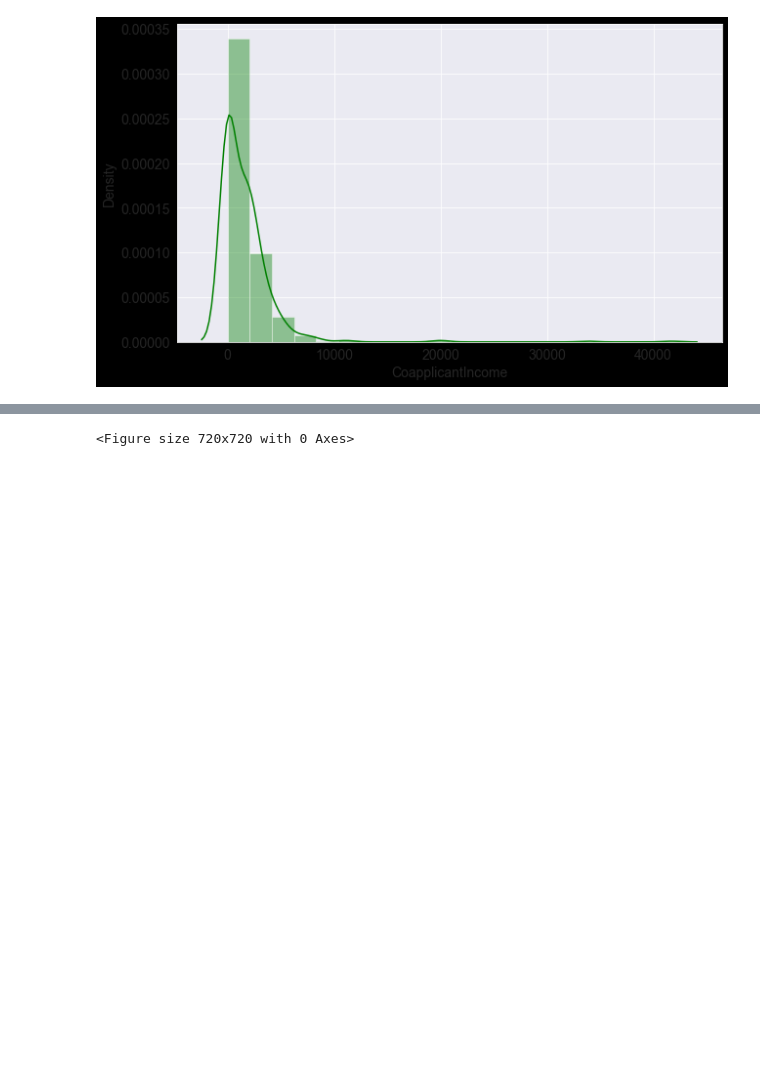
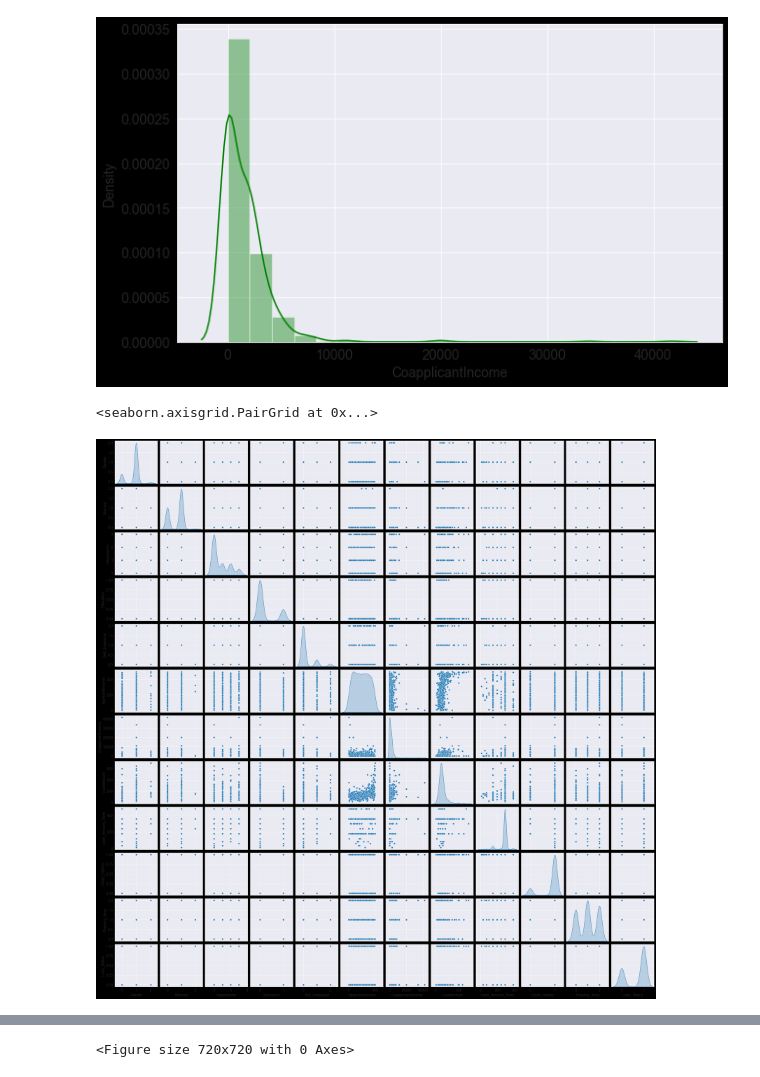
Before and after one commit to wessware/credit_worth_evaluation_ML_modelling, a Jupyter notebook: models/loan_SVM.ipynb, the cells around one changed output, grey strips where cells are left out. Drawn from its saved outputs; the diff is of its cells as text; code cells hidden in the pictures; blank space fills up the shorter version.

```diff
--- a/models/loan_SVM.ipynb
+++ b/models/loan_SVM.ipynb
@@ -207,6 +207,11 @@ fig.show()
 fig = px.strip(loan_data, x='Dependents', y='LoanAmount', color='Dependents', color_discrete_sequence=['green', 'grey', 'red', 'purple'], title='Loan Amount in Relation to Dependants')
 fig.update_layout(bargap=0.1)
 fig.show()
+# %%
+sns.pairplot(loan_data, diag_kind='kde')
+# %% [output]
+<seaborn.axisgrid.PairGrid at 0x...>
+[figure, added]
 # %%
 fig = px.scatter(loan_data, x='LoanAmount', y='ApplicantIncome', title='Loan Amount vs Applicants Income')
 fig.update_traces(marker_size=5)
```
Also changed, not shown: parts of 1 cell of this notebook, 1 other file.
